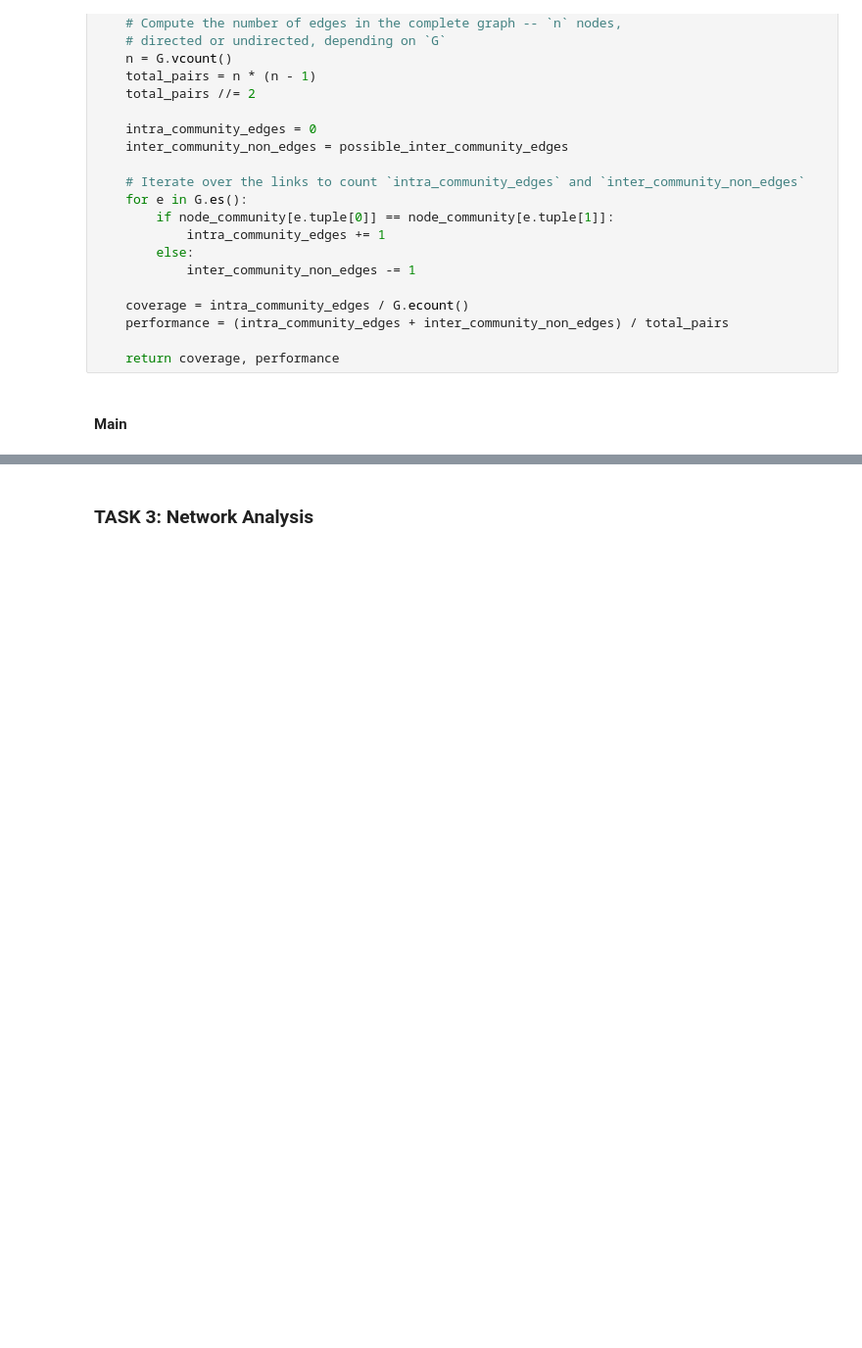
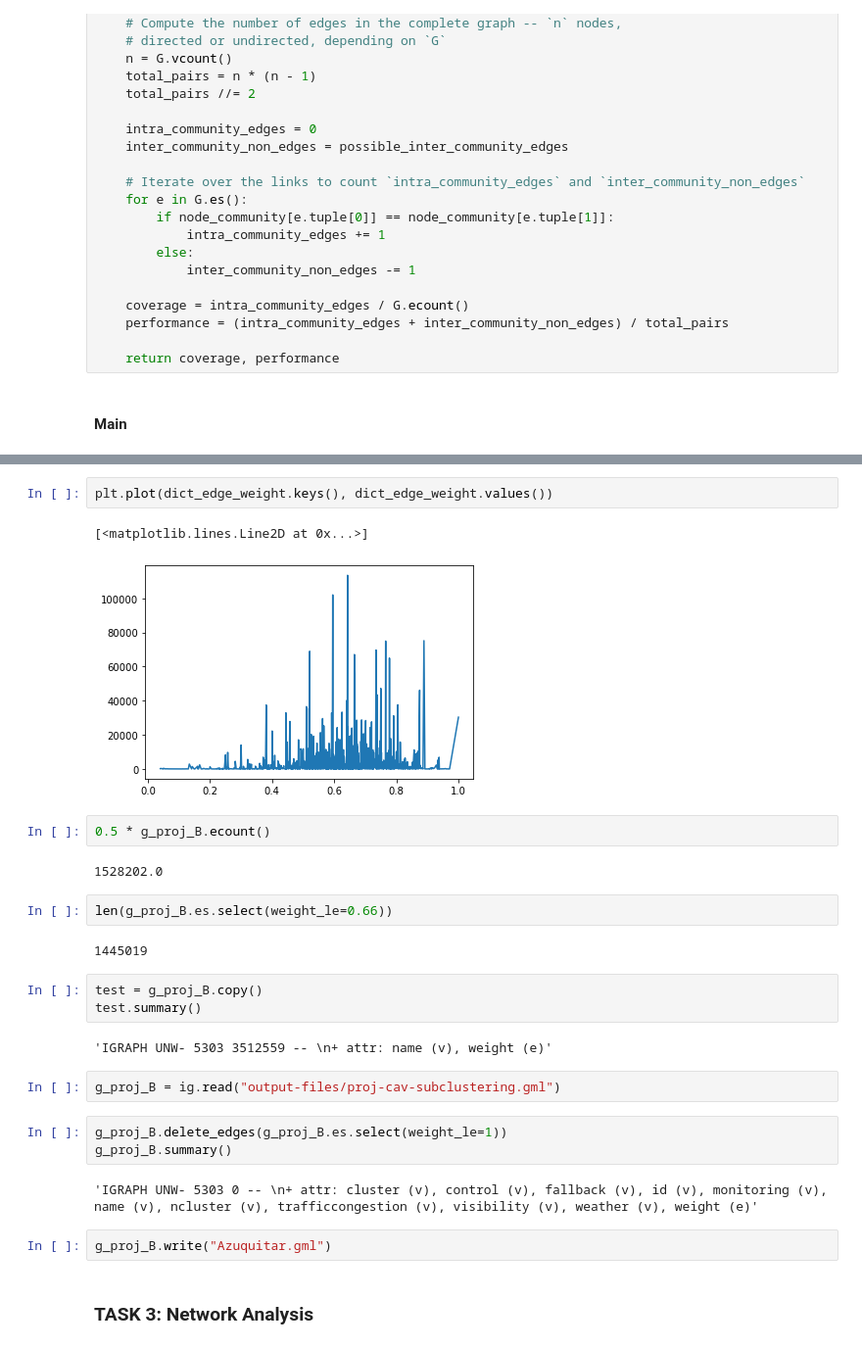
Before and after one commit to diazmx/phd-thesis-lab, a Jupyter notebook: 02-CAV policies/EXP-02.ipynb, the cells around one changed output, grey strips where cells are left out. Shown at 98% size. Saved outputs shown, nothing was run; the diff lists cells and outputs as text; blank space fills up the shorter version.

```diff
--- a/02-CAV policies/EXP-02.ipynb
+++ b/02-CAV policies/EXP-02.ipynb
@@ -441,3 +431,30 @@ None
+# %%
+plt.plot(dict_edge_weight.keys(), dict_edge_weight.values())
+# %% [output]
+[<matplotlib.lines.Line2D at 0x...>]
+[figure, added]
+# %%
+0.5 * g_proj_B.ecount()
+# %% [output]
+1528202.0
+# %%
+len(g_proj_B.es.select(weight_le=0.66))
+# %% [output]
+1445019
+# %%
+test = g_proj_B.copy()
+test.summary()
+# %% [output]
+'IGRAPH UNW- 5303 3512559 -- \n+ attr: name (v), weight (e)'
+# %%
+g_proj_B = ig.read("output-files/proj-cav-subclustering.gml")
+# %%
+g_proj_B.delete_edges(g_proj_B.es.select(weight_le=1))
+g_proj_B.summary()
+# %% [output]
+'IGRAPH UNW- 5303 0 -- \n+ attr: cluster (v), control (v), fallback (v), id (v), monitoring (v), name (v), ncluster (v), trafficcongestion (v), visibility (v), weather (v), weight (e)'
+# %%
+g_proj_B.write("Azuquitar.gml")
 # %% [markdown]
 ### TASK 3: Network Analysis
 # %%
```
Also changed, not shown: parts of 28 cells of this notebook.
